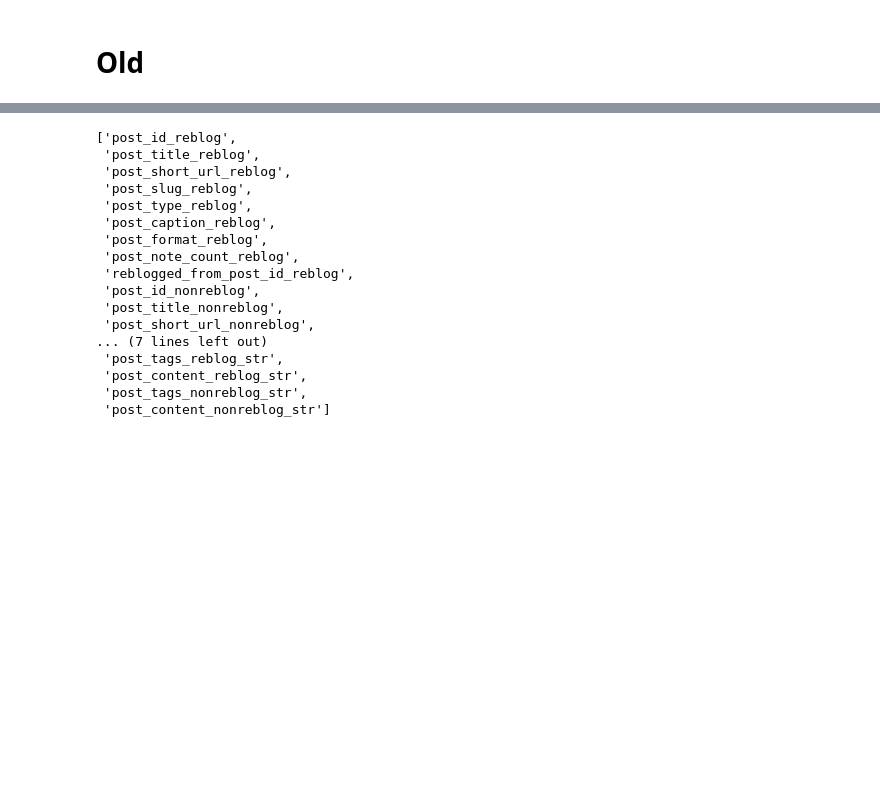
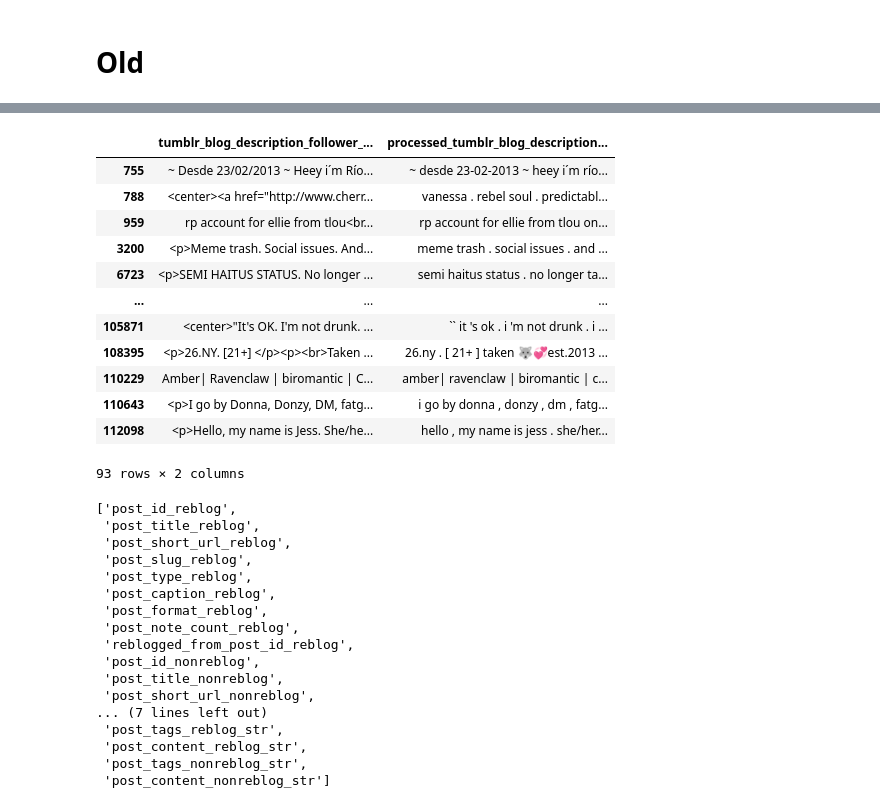
Before and after one commit to michaelmilleryoder/tumblr_community_identity, a Jupyter notebook: jupyter/prepare_experimental_dataset.ipynb, the cells around one changed output, grey strips where cells are left out. Cells and saved outputs as stored; diff of their text form; code cells hidden in the pictures; blank space fills up the shorter version.

```diff
--- a/jupyter/prepare_experimental_dataset.ipynb
+++ b/jupyter/prepare_experimental_dataset.ipynb
@@ -278,3 +436,20 @@ len(features['train']['reblog'])
+# %%
+date_rows = data.loc[data.tumblr_blog_description_follower_reblog.str.contains('2013').fillna(False), ['tumblr_blog_description_follower_reblog', 'processed_tumblr_blog_description_follower_reblog']]
+date_rows
+# %% [output]
+|  | tumblr_blog_description_follower_... | processed_tumblr_blog_description... |
+| 755 | ~ Desde 23/02/2013 ~ Heey i´m Río... | ~ desde 23-02-2013 ~ heey i´m río... |
+| 788 | <center><a href="http://www.cherr... | vanessa . rebel soul . predictabl... |
+| 959 | rp account for ellie from tlou<br... | rp account for ellie from tlou on... |
+| 3200 | <p>Meme trash. Social issues. And... | meme trash . social issues . and ... |
+| 6723 | <p>SEMI HAITUS STATUS. No longer ... | semi haitus status . no longer ta... |
+| ... | ... | ... |
+| 105871 | <center>"It's OK. I'm not drunk. ... | `` it 's ok . i 'm not drunk . i ... |
+| 108395 | <p>26.NY. [21+] </p><p><br>Taken ... | 26.ny . [ 21+ ] taken 🐺💞est.2013 ... |
+| 110229 | Amber| Ravenclaw | biromantic | C... | amber| ravenclaw | biromantic | c... |
+| 110643 | <p>I go by Donna, Donzy, DM, fatg... | i go by donna , donzy , dm , fatg... |
+| 112098 | <p>Hello, my name is Jess. She/he... | hello , my name is jess . she/her... |
+93 rows × 2 columns
 # %%
 # [col for col in matched.columns if 'tumblog_id' in col]
 # [col for col in matched.columns if 'processed' in col]
```
Also changed, not shown: parts of 28 cells of this notebook, 6 other files.
